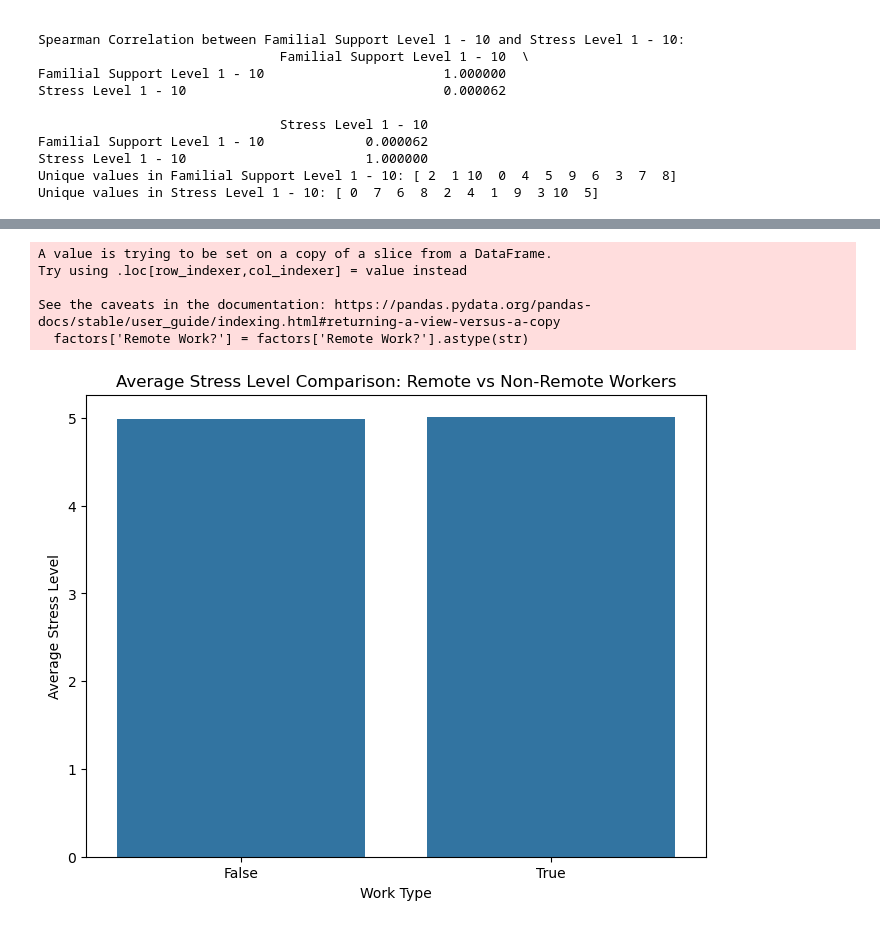
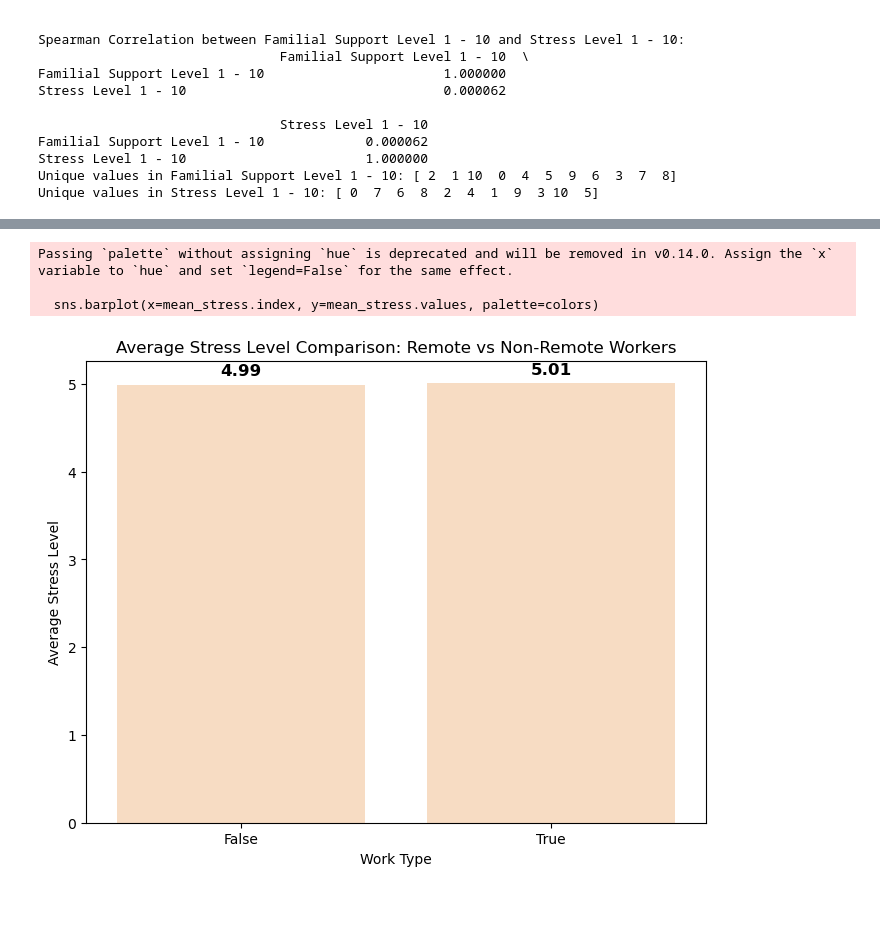
Before and after one commit to eliu14/project_1, a Jupyter notebook: sarah-code.ipynb, the cells around one changed output, grey strips where cells are left out. Drawn from its saved outputs; the diff is of its cells as text; code cells hidden in the pictures.

```diff
--- a/sarah-code.ipynb
+++ b/sarah-code.ipynb
@@ -142,25 +188,40 @@ See the caveats in the documentation: https://pandas.pydata.org/pandas-docs/stab
 # %%
 import matplotlib.pyplot as plt
 import seaborn as sns
 
-# Ensure 'Remote Work?' is categorical (string type for proper grouping)
+# Ensure 'Remote Work?' is categorical
 factors['Remote Work?'] = factors['Remote Work?'].astype(str)
 
 # Calculate the average stress level for remote and non-remote workers
 mean_stress = factors.groupby('Remote Work?')['Stress Level 1 - 10'].mean()
 
-# Bar Plot for average stress levels
+# Define a color function based on stress level
+def get_color(value):
+    if value <= 4:  # Low stress
+        return "#B8B878"  # Green
+    elif value <= 7:  # Medium stress
+        return "#FFDBBB"  # Orange
+    else:  # High stress
+        return "#A8332A"  # Dark Red
+
+# Apply color mapping
+colors = [get_color(val) for val in mean_stress]
+
+# Bar Plot for average stress levels with conditional colors
 plt.figure(figsize=(8, 6))
-sns.barplot(x=mean_stress.index, y=mean_stress.values)
+sns.barplot(x=mean_stress.index, y=mean_stress.values, palette=colors)
 
 plt.title('Average Stress Level Comparison: Remote vs Non-Remote Workers')
 plt.xlabel('Work Type')
 plt.ylabel('Average Stress Level')
+
+# Show values on bars
+for i, val in enumerate(mean_stress.values):
+    plt.text(i, val + 0.1, f"{val:.2f}", ha='center', fontsize=12, fontweight='bold')
+
 plt.show()
 # %% [output]
-A value is trying to be set on a copy of a slice from a DataFrame.
-Try using .loc[row_indexer,col_indexer] = value instead
+Passing `palette` without assigning `hue` is deprecated and will be removed in v0.14.0. Assign the `x` variable to `hue` and set `legend=False` for the same effect.
 
-See the caveats in the documentation: https://pandas.pydata.org/pandas-docs/stable/user_guide/indexing.html#returning-a-view-versus-a-copy
-  factors['Remote Work?'] = factors['Remote Work?'].astype(str)
+  sns.barplot(x=mean_stress.index, y=mean_stress.values, palette=colors)
-[figure, old version]
+[figure, new version]
```
Also changed, not shown: parts of 4 cells of this notebook, 1 other file.
